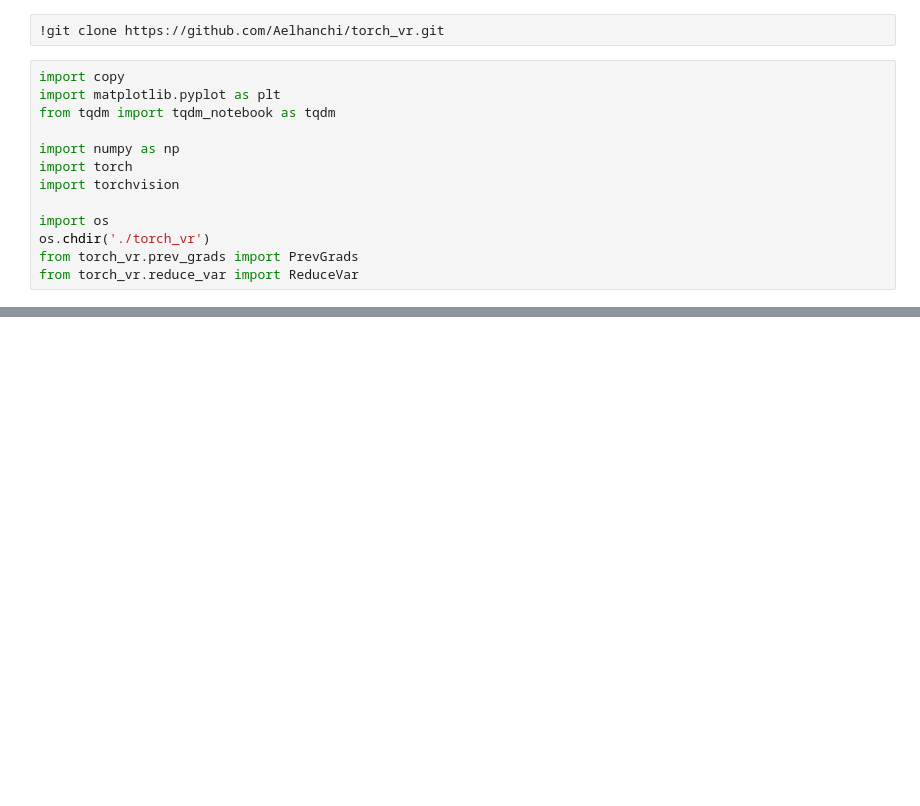
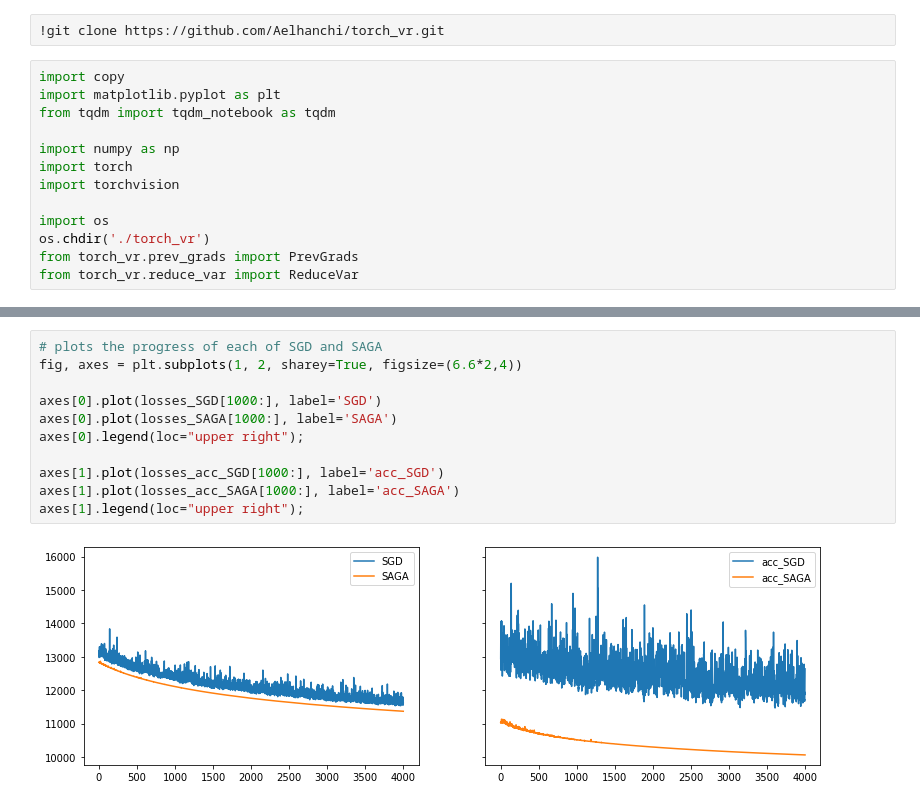
Before and after one commit to Aelhanchi/torch_vr, a Jupyter notebook: examples/MNIST.ipynb, the cells around one changed output, grey strips where cells are left out. Saved outputs shown, nothing was run; the diff lists cells and outputs as text; blank space fills up the shorter version.

```diff
--- a/examples/MNIST.ipynb
+++ b/examples/MNIST.ipynb
@@ -149,0 +140,13 @@ plt.legend(loc="upper right");
+# %%
+# plots the progress of each of SGD and SAGA
+fig, axes = plt.subplots(1, 2, sharey=True, figsize=(6.6*2,4))
+
+axes[0].plot(losses_SGD[1000:], label='SGD')
+axes[0].plot(losses_SAGA[1000:], label='SAGA')
+axes[0].legend(loc="upper right");
+
+axes[1].plot(losses_acc_SGD[1000:], label='acc_SGD')
+axes[1].plot(losses_acc_SAGA[1000:], label='acc_SAGA')
+axes[1].legend(loc="upper right");
+# %% [output]
+[figure, added]
```
Also changed, not shown: parts of 9 cells of this notebook.
